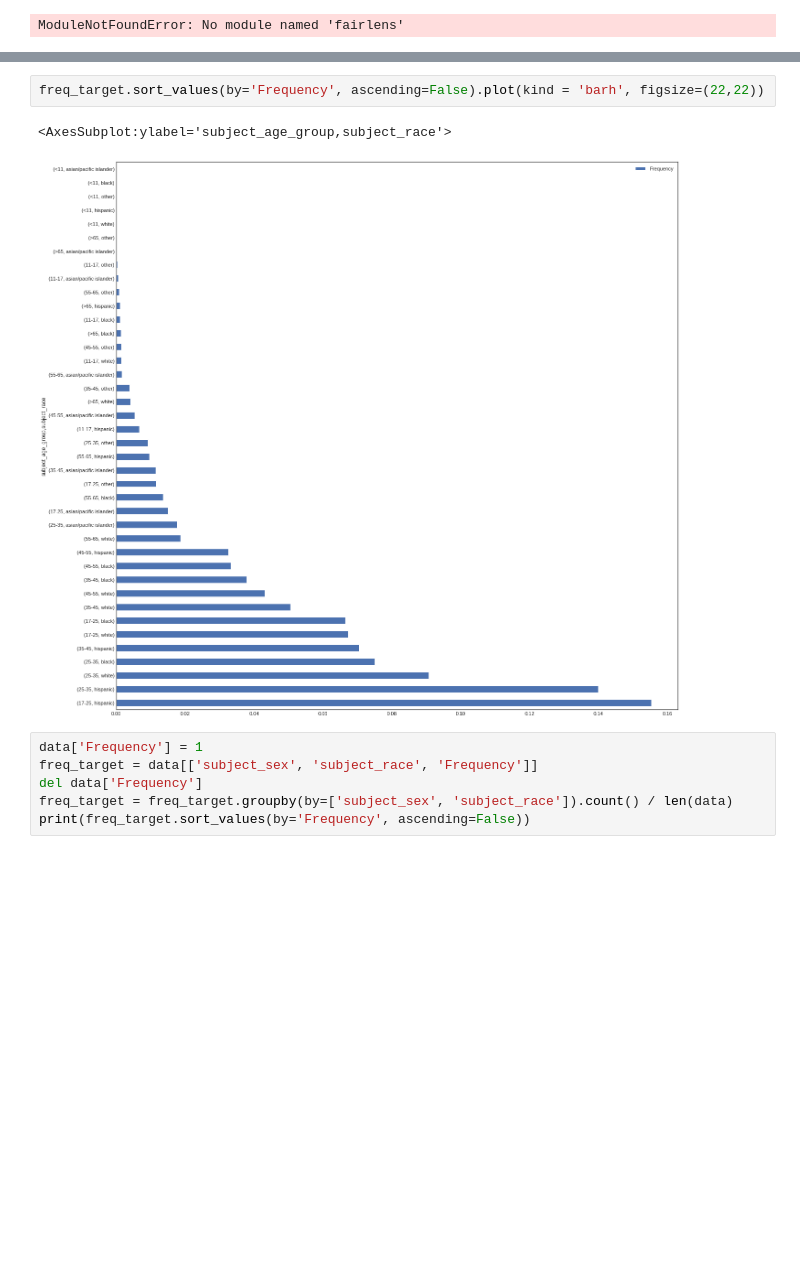
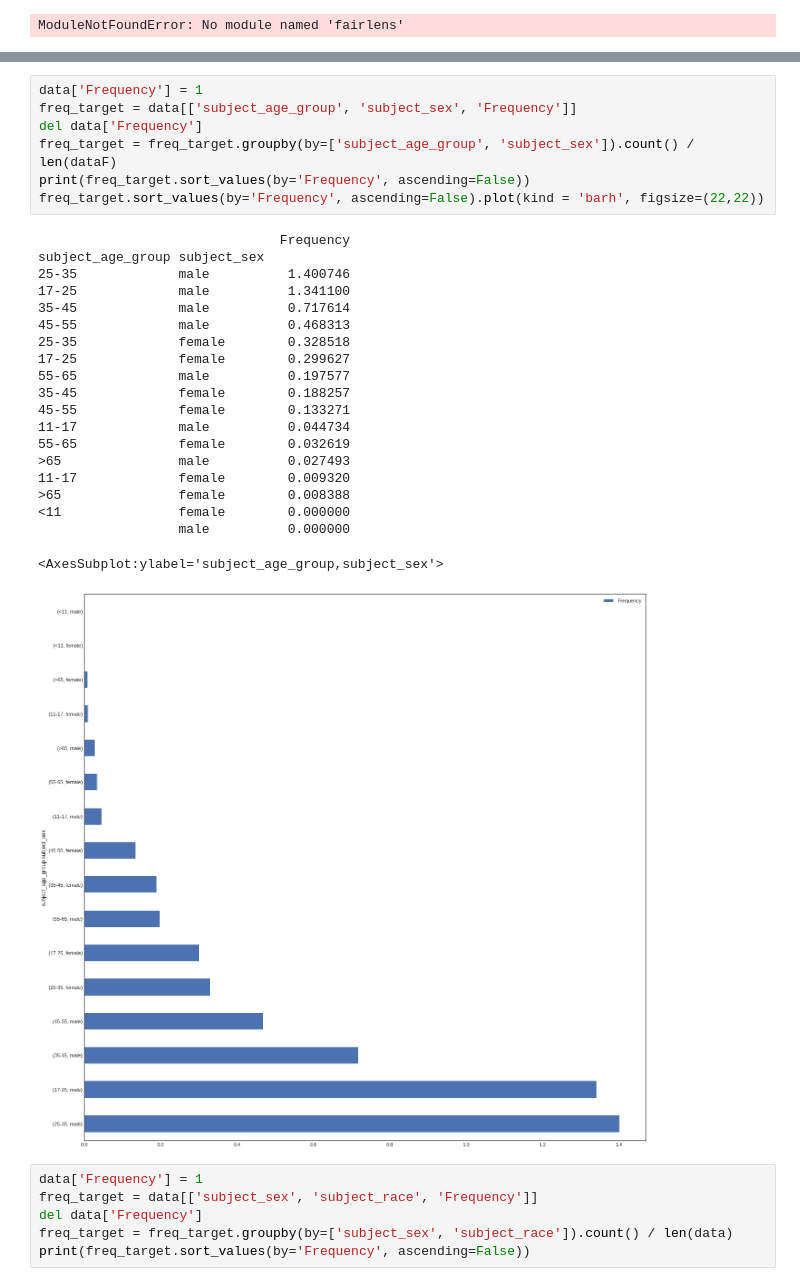
Before and after one commit to j1u/dsc167paper1, a Jupyter notebook: eda2.ipynb, the cells around one changed output, grey strips where cells are left out. Cells and saved outputs as stored; diff of their text form; blank space fills up the shorter version.

```diff
--- a/eda2.ipynb
+++ b/eda2.ipynb
@@ -808,8 +937,31 @@ subject_age_group subject_race
-# %%
-freq_target.sort_values(by='Frequency', ascending=False).plot(kind = 'barh', figsize=(22,22))
-# %% [output]
-<AxesSubplot:ylabel='subject_age_group,subject_race'>
-[figure, removed]
+# %%
+data['Frequency'] = 1
+freq_target = data[['subject_age_group', 'subject_sex', 'Frequency']]
+del data['Frequency']
+freq_target = freq_target.groupby(by=['subject_age_group', 'subject_sex']).count() / len(dataF)
+print(freq_target.sort_values(by='Frequency', ascending=False))
+freq_target.sort_values(by='Frequency', ascending=False).plot(kind = 'barh', figsize=(22,22))
+# %% [output]
+                               Frequency
+subject_age_group subject_sex
+25-35             male          1.400746
+17-25             male          1.341100
+35-45             male          0.717614
+45-55             male          0.468313
+25-35             female        0.328518
+17-25             female        0.299627
+55-65             male          0.197577
+35-45             female        0.188257
+45-55             female        0.133271
+11-17             male          0.044734
+55-65             female        0.032619
+>65               male          0.027493
+11-17             female        0.009320
+>65               female        0.008388
+<11               female        0.000000
+                  male          0.000000
+<AxesSubplot:ylabel='subject_age_group,subject_sex'>
+[figure, added]
 # %%
 data['Frequency'] = 1
 freq_target = data[['subject_sex', 'subject_race', 'Frequency']]
```
Also changed, not shown: parts of 13 cells of this notebook.
